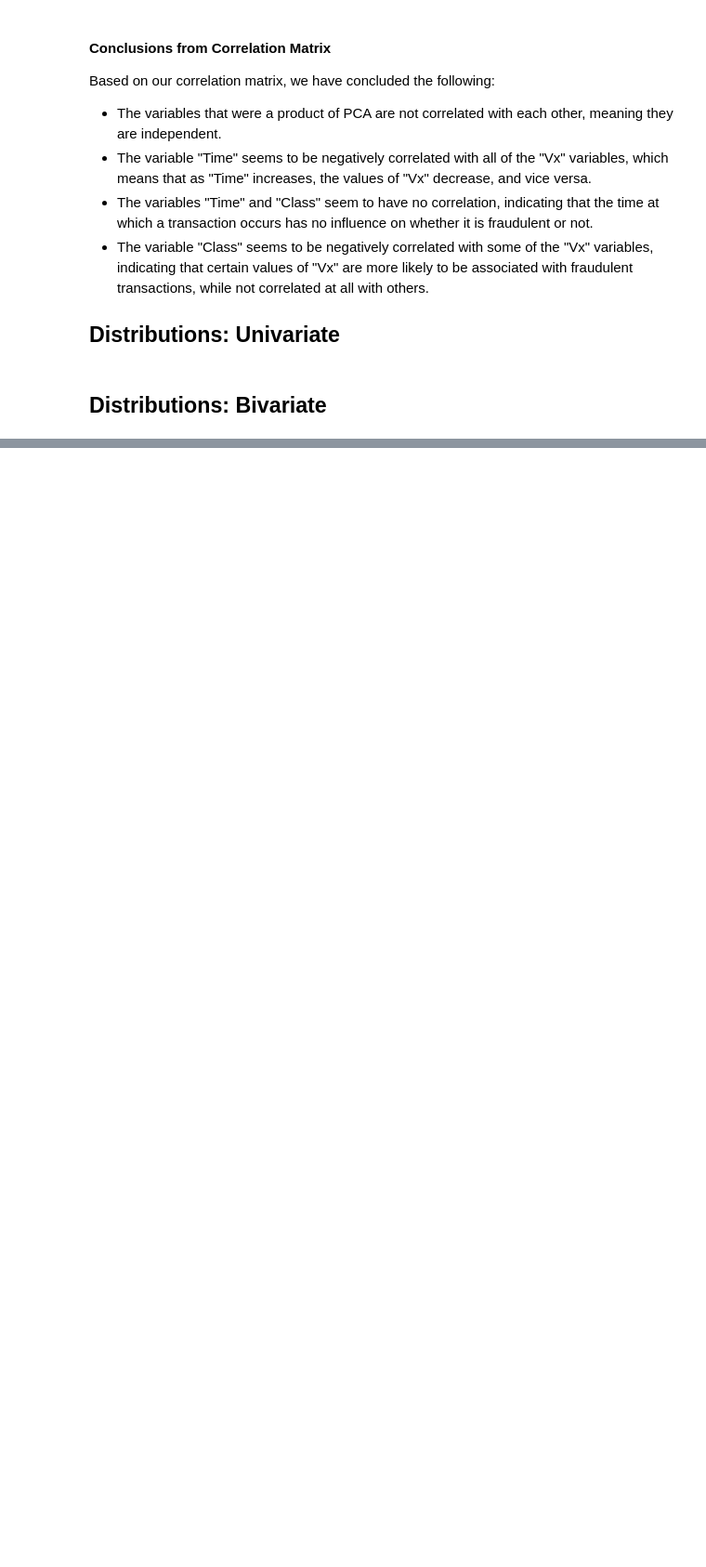
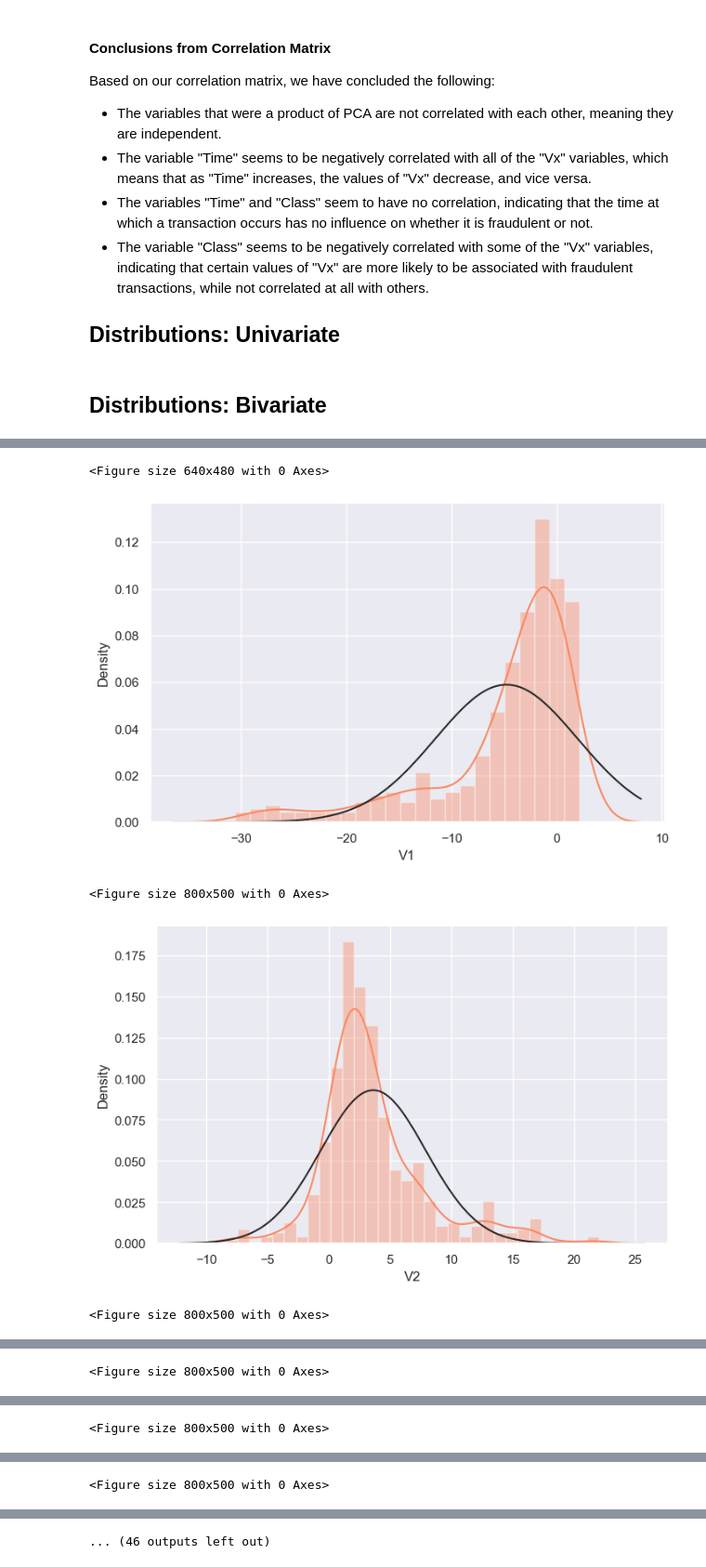
Before and after one commit to Sandokhan/creditcard-egd, a Jupyter notebook: creditcard-eda.ipynb, the cells around one changed output, grey strips where cells are left out. Shown at 93% size. Drawn from its saved outputs; the diff is of its cells as text; code cells hidden in the pictures; blank space fills up the shorter version.

```diff
--- a/creditcard-eda.ipynb
+++ b/creditcard-eda.ipynb
@@ -432,0 +469,17 @@ plt.show()
+# %%
+for i in hist_fraud.columns:
+    plt.figure()
+
+    sns.set(rc={"figure.figsize":(8, 5)})
+    fig, (ax_hist) = plt.subplots(1, sharex=True)
+    plt.gca().set(xlabel= i,ylabel='Density')
+    #sns.histplot(new_df[i], ax=ax_hist ,  bins = 20, kde=True)
+    sns.distplot(hist_fraud[i], ax=ax_hist, fit=norm, color='#FB8861')
+plt.tight_layout()
+plt.show();
+# %% [output]
+<Figure size 640x480 with 0 Axes>
+[figure, added]
+<Figure size 800x500 with 0 Axes>
+[figure, added]
+<Figure size 800x500 with 0 Axes>
@@ -432,0 +487 @@ plt.show()
+<Figure size 800x500 with 0 Axes>
@@ -432,0 +489 @@ plt.show()
+<Figure size 800x500 with 0 Axes>
@@ -432,0 +491 @@ plt.show()
+<Figure size 800x500 with 0 Axes>
@@ -432,0 +493 @@ plt.show()
+... (46 outputs left out)
```
Also changed, not shown: parts of 17 cells of this notebook, 1 other file.
